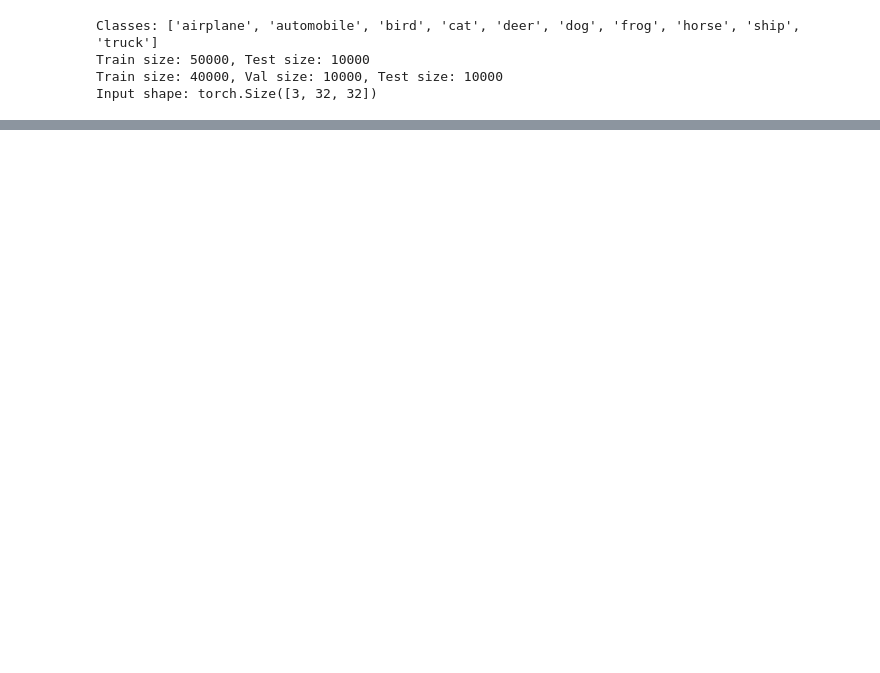
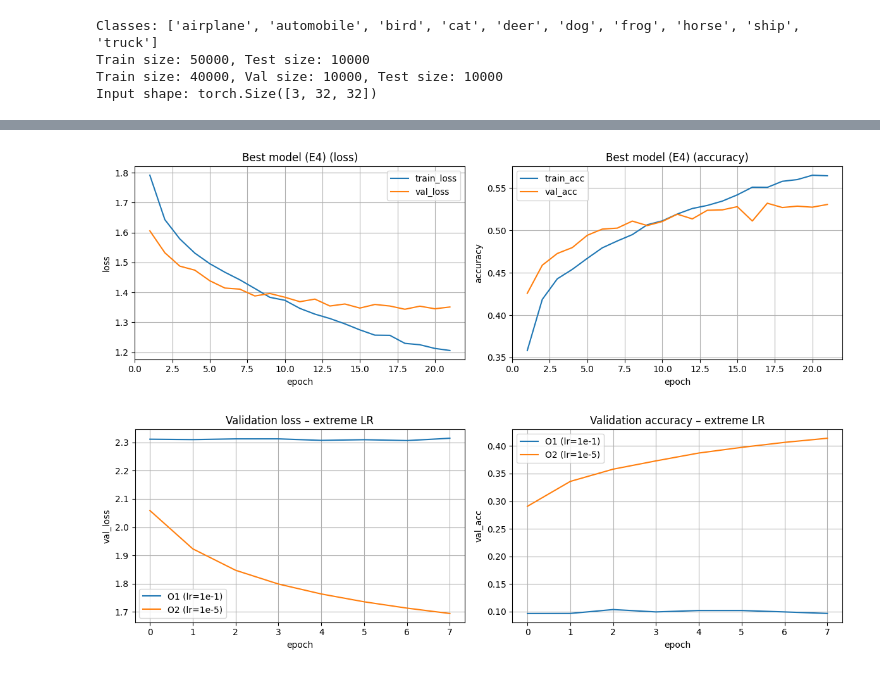
Before and after one commit to ProgZiC/aie-group-3, a Jupyter notebook: homeworks/HW08-09/HW08-09.ipynb, the cells around one changed output, grey strips where cells are left out. Cells and saved outputs as stored; diff of their text form; code cells hidden in the pictures; blank space fills up the shorter version.

```diff
--- a/homeworks/HW08-09/HW08-09.ipynb
+++ b/homeworks/HW08-09/HW08-09.ipynb
@@ -249,0 +377,43 @@ results.append({
+# %%
+# 7. Графики
+
+os.makedirs('./artifacts/figures', exist_ok=True)
+
+def plot_curves(history, title, filename):
+    epochs = range(1, len(history['train_loss'])+1)
+    plt.figure(figsize=(12,4))
+    plt.subplot(1,2,1)
+    plt.plot(epochs, history['train_loss'], label='train_loss')
+    plt.plot(epochs, history['val_loss'], label='val_loss')
+    plt.xlabel('epoch'); plt.ylabel('loss')
+    plt.title(title + ' (loss)'); plt.legend(); plt.grid(True)
+    plt.subplot(1,2,2)
+    plt.plot(epochs, history['train_acc'], label='train_acc')
+    plt.plot(epochs, history['val_acc'], label='val_acc')
+    plt.xlabel('epoch'); plt.ylabel('accuracy')
+    plt.title(title + ' (accuracy)'); plt.legend(); plt.grid(True)
+    plt.tight_layout()
+    plt.savefig(filename, dpi=150)
+    plt.show()
+
+plot_curves(hist_e4, 'Best model (E4)', './artifacts/figures/curves_best.png')
+
+plt.figure(figsize=(12,4))
+plt.subplot(1,2,1)
+plt.plot(hist_o1['val_loss'], label='O1 (lr=1e-1)')
+plt.plot(hist_o2['val_loss'], label='O2 (lr=1e-5)')
+plt.xlabel('epoch'); plt.ylabel('val_loss')
+plt.title('Validation loss – extreme LR')
+plt.legend(); plt.grid(True)
+plt.subplot(1,2,2)
+plt.plot(hist_o1['val_acc'], label='O1 (lr=1e-1)')
+plt.plot(hist_o2['val_acc'], label='O2 (lr=1e-5)')
+plt.xlabel('epoch'); plt.ylabel('val_acc')
+plt.title('Validation accuracy – extreme LR')
+plt.legend(); plt.grid(True)
+plt.tight_layout()
+plt.savefig('./artifacts/figures/curves_lr_extremes.png', dpi=150)
+plt.show()
+# %% [output]
+[figure, added]
+[figure, added]
```
Also changed, not shown: parts of 8 cells of this notebook, 7 other files.
